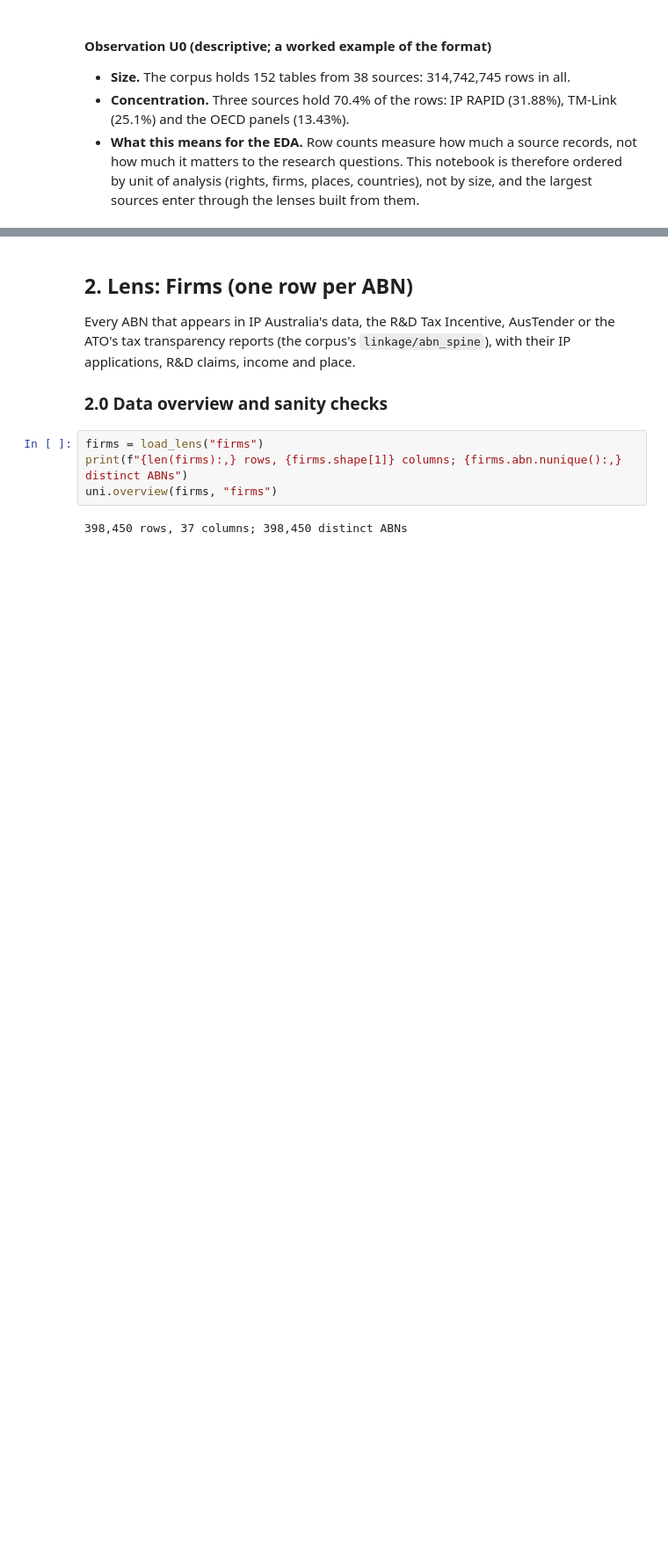
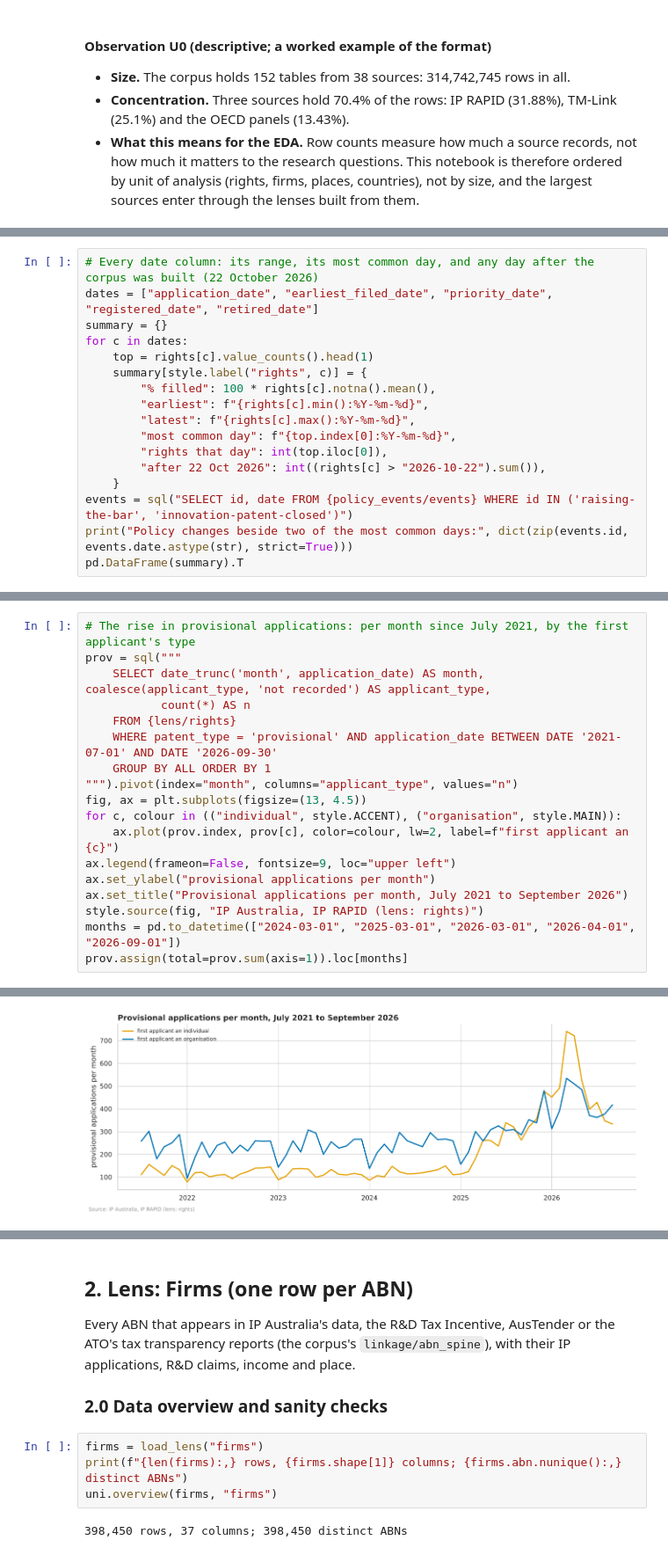
Before and after one commit to Thomas-Amann-IPAustralia/Aus-GII-Breakdown, a Jupyter notebook: analysis/notebooks/01_univariate.ipynb, the cells around one changed output, grey strips where cells are left out. Shown at 88% size. Saved outputs shown, nothing was run; the diff lists cells and outputs as text; blank space fills up the shorter version.

```diff
--- a/analysis/notebooks/01_univariate.ipynb
+++ b/analysis/notebooks/01_univariate.ipynb
@@ -223,0 +217,17 @@ _To be written from the outputs above, each quoting its numbers._
+# %%
+# Every date column: its range, its most common day, and any day after the corpus was built (22 October 2026)
+dates = ["application_date", "earliest_filed_date", "priority_date", "registered_date", "retired_date"]
+summary = {}
+for c in dates:
+    top = rights[c].value_counts().head(1)
+    summary[style.label("rights", c)] = {
+        "% filled": 100 * rights[c].notna().mean(),
+        "earliest": f"{rights[c].min():%Y-%m-%d}",
+        "latest": f"{rights[c].max():%Y-%m-%d}",
+        "most common day": f"{top.index[0]:%Y-%m-%d}",
+        "rights that day": int(top.iloc[0]),
+        "after 22 Oct 2026": int((rights[c] > "2026-10-22").sum()),
+    }
+events = sql("SELECT id, date FROM {policy_events/events} WHERE id IN ('raising-the-bar', 'innovation-patent-closed')")
+print("Policy changes beside two of the most common days:", dict(zip(events.id, events.date.astype(str), strict=True)))
+pd.DataFrame(summary).T
@@ -223,0 +488,19 @@ _To be written from the outputs above, each quoting its numbers._
+# %%
+# The rise in provisional applications: per month since July 2021, by the first applicant's type
+prov = sql("""
+    SELECT date_trunc('month', application_date) AS month, coalesce(applicant_type, 'not recorded') AS applicant_type,
+           count(*) AS n
+    FROM {lens/rights}
+    WHERE patent_type = 'provisional' AND application_date BETWEEN DATE '2021-07-01' AND DATE '2026-09-30'
+    GROUP BY ALL ORDER BY 1
+""").pivot(index="month", columns="applicant_type", values="n")
+fig, ax = plt.subplots(figsize=(13, 4.5))
+for c, colour in (("individual", style.ACCENT), ("organisation", style.MAIN)):
+    ax.plot(prov.index, prov[c], color=colour, lw=2, label=f"first applicant an {c}")
+ax.legend(frameon=False, fontsize=9, loc="upper left")
+ax.set_ylabel("provisional applications per month")
+ax.set_title("Provisional applications per month, July 2021 to September 2026")
+style.source(fig, "IP Australia, IP RAPID (lens: rights)")
+months = pd.to_datetime(["2024-03-01", "2025-03-01", "2026-03-01", "2026-04-01", "2026-09-01"])
+prov.assign(total=prov.sum(axis=1)).loc[months]
+# %% [output]
@@ -223,0 +513 @@ _To be written from the outputs above, each quoting its numbers._
+[figure, added]
```
Also changed, not shown: parts of 67 cells of this notebook, 4 other files.
